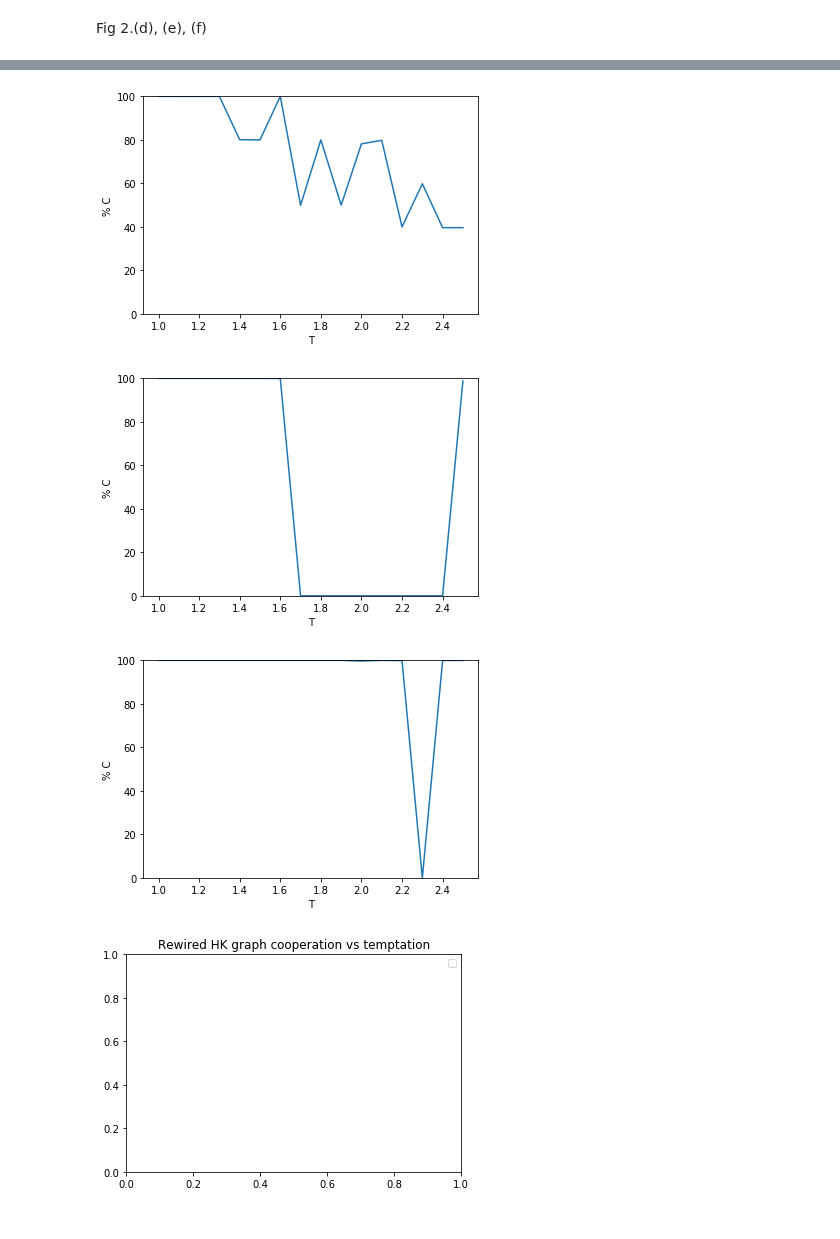
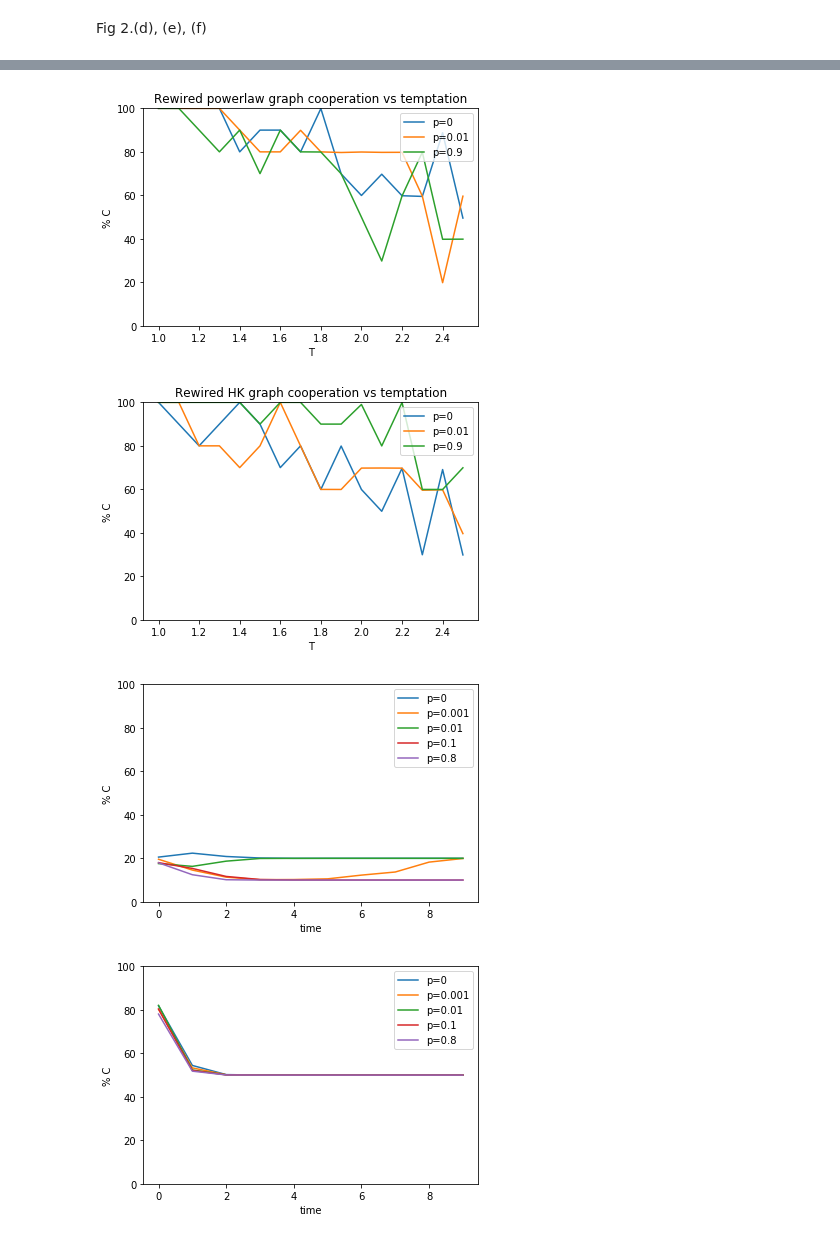
Before and after one commit to nrivkin/ComplexityNetworkProject, a Jupyter notebook: code/Test_suite.ipynb, the cells around one changed output, grey strips where cells are left out. Drawn from its saved outputs; the diff is of its cells as text; code cells hidden in the pictures.

Commit message:
draw graph

```diff
--- a/code/Test_suite.ipynb
+++ b/code/Test_suite.ipynb
@@ -95,15 +85,24 @@ plt.show()
+# %%
+T_ratio_graph(n=3600, k=8, graph_type='powerlaw', c0=0.98, N=100, p=0, M=10, T_min= 1, T_max = 2.5, T_steps= 16, \
+                 R=1, P=0, S=0)
+T_ratio_graph(n=3600, k=8, graph_type='powerlaw', c0=0.98, N=100, p=.01, M=10, T_min= 1, T_max = 2.5, T_steps= 16, \
+                 R=1, P=0, S=0)
+T_ratio_graph(n=3600, k=8, graph_type='powerlaw', c0=0.98, N=100, p=.9, M=10, T_min= 1, T_max = 2.5, T_steps= 16, \
+                 R=1, P=0, S=0)
+plt.title('Rewired powerlaw graph cooperation vs temptation')
+plt.legend(['p=0','p=0.01','p=0.9'], loc="upper right")
+plt.show()
+# %% [output]
+[figure, added]
 # %%
 T_ratio_graph(n=3600, k=8, graph_type='HK', c0=0.98, N=100, p=0, M=10, T_min= 1, T_max = 2.5, T_steps= 16, \
                  R=1, P=0, S=0)
-T_ratio_graph(n=3600, k=8, graph_type='HK', c0=0.98, N=100, p=0.01, M=1, T_min= 1, T_max = 2.5, T_steps= 16, \
+T_ratio_graph(n=3600, k=8, graph_type='HK', c0=0.98, N=100, p=0.01, M=10, T_min= 1, T_max = 2.5, T_steps= 16, \
                  R=1, P=0, S=0)
-T_ratio_graph(n=3600, k=8, graph_type='HK', c0=0.98, N=100, p=0.9, M=1, T_min= 1, T_max = 2.5, T_steps= 16, \
+T_ratio_graph(n=3600, k=8, graph_type='HK', c0=0.98, N=100, p=0.9, M=10, T_min= 1, T_max = 2.5, T_steps= 16, \
                  R=1, P=0, S=0)
 plt.title('Rewired HK graph cooperation vs temptation')
 plt.legend(['p=0','p=0.01','p=0.9'], loc="upper right")
 plt.show()
 # %% [output]
-[figure, old version]
+[figure, new version]
-[figure, removed]
-[figure, removed]
-[figure, removed]
@@ -109,0 +114,8 @@ plt.show()
+# %%
+time_ratio_rewire_graph(n=n, k=k, graph_type=gt1, c0=0.1, N=10, M=M, T=1.1, R=1, P=0, S=0)
+# %% [output]
+[figure, added]
+# %%
+time_ratio_rewire_graph(n=n, k=k, graph_type=gt1, c0=0.5, N=10, M=M, T=1.7, R=1, P=0, S=0)
+# %% [output]
+[figure, added]
```
Also changed, not shown: parts of 18 cells of this notebook.
